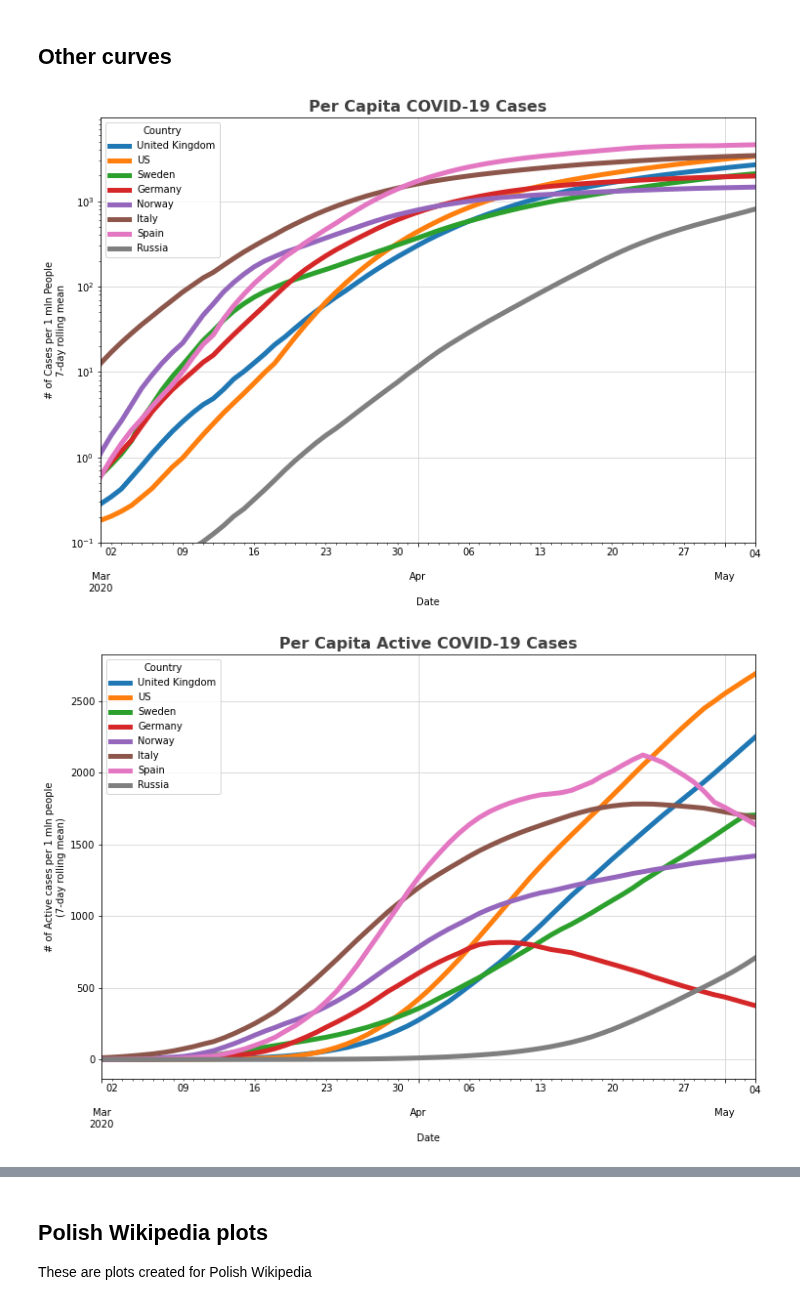
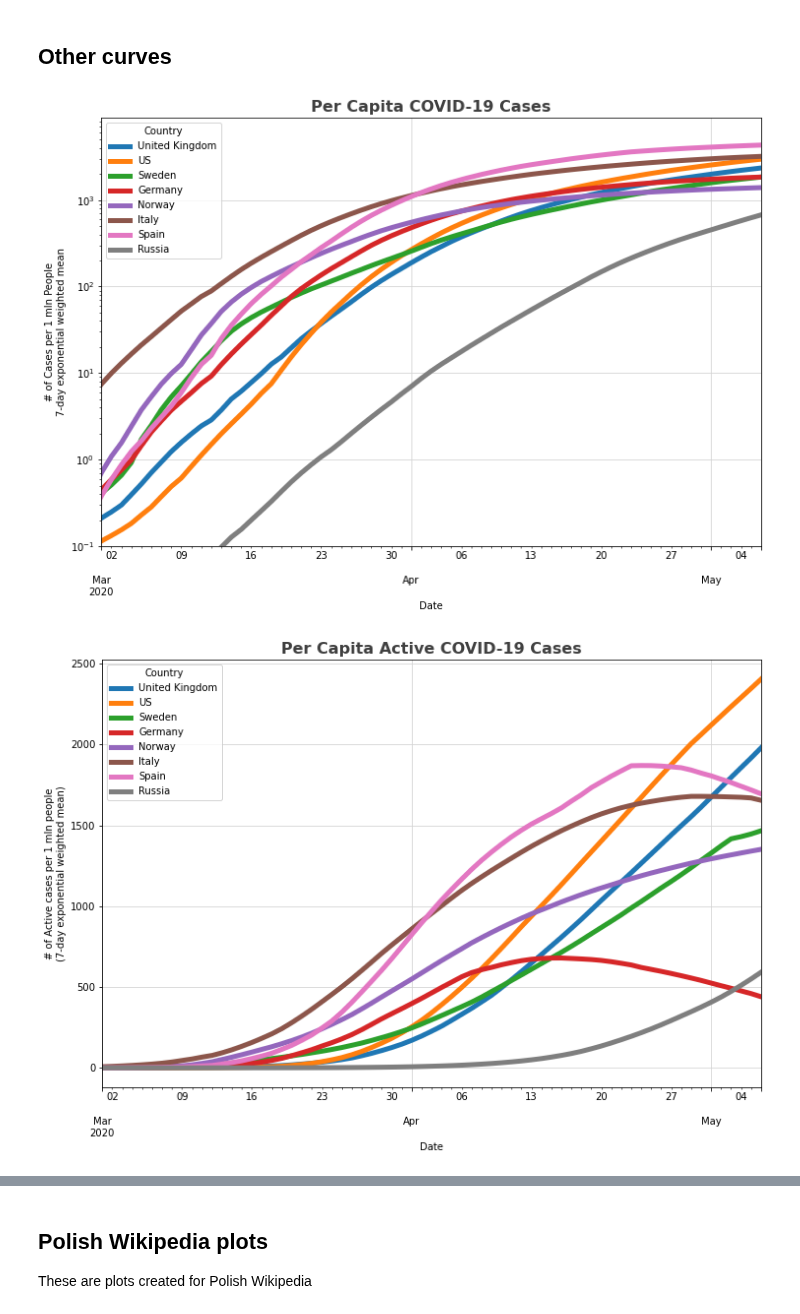
Before and after one commit to jochym/covid_plots, a Jupyter notebook: Covid_plots.ipynb, the cells around one changed output, grey strips where cells are left out. Drawn from its saved outputs; the diff is of its cells as text; code cells hidden in the pictures.

```diff
--- a/Covid_plots.ipynb
+++ b/Covid_plots.ipynb
@@ -76,15 +76,15 @@ relgr = conf.pct_change()
 # Compute per capita values (per 100_000)
 confpc = conf.copy()
 for country in confpc:
-    confpc[country] = confpc[country]/population[country]*1_000_000
+    confpc[country] = 1e6*confpc[country]/population[country]
 
 victpc = vict.copy()
 for country in victpc:
-    victpc[country] = victpc[country]/population[country]*1_000_000
+    victpc[country] = 1e6*victpc[country]/population[country]
 
 recovpc = recov.copy()
 for country in victpc:
-    recovpc[country] = recovpc[country]/population[country]*1_000_000
+    recovpc[country] = 1e6*recovpc[country]/population[country]
 # %% [markdown]
 ## Relative growth in time
 
@@ -149,27 +148,27 @@ plt.savefig('trajectory.png');
 # %% [markdown]
 ## Other curves
 # %%
-percapitaplot = confpc.rolling(span).mean()[selcnt].plot(figsize=(12,8), linewidth=5, logy=LOGY)
+percapitaplot = confpc.ewm(halflife=span).mean()[selcnt].plot(figsize=(12,8), linewidth=5, logy=LOGY)
 percapitaplot.grid(color='#d4d4d4')
 percapitaplot.set_xlabel('Date')
 percapitaplot.set_ylabel('# of Cases per 1 mln People\n'+
-                         f'{span}-day rolling mean')
+                         f'{span}-day exponential weighted mean')
 percapitaplot.set_xlim(pd.Timestamp('2020-03-1'),None)
 percapitaplot.set_ylim(1e-1, None)
 percapitaplot.set_title("Per Capita COVID-19 Cases",
                         fontsize = 16, weight = 'bold', alpha = .75);
 # %% [output]
-[figure, old version]
+[figure, new version]
 # %%
-percapitaplot = (confpc - recovpc - victpc).rolling(span).mean()[selcnt].plot(figsize=(12,8), linewidth=5)
+percapitaplot = (confpc - recovpc - victpc).ewm(halflife=span).mean()[selcnt].plot(figsize=(12,8), linewidth=5)
 percapitaplot.grid(color='#d4d4d4')
 percapitaplot.set_xlabel('Date')
 percapitaplot.set_ylabel(f'# of Active cases per 1 mln people\n'+
-                         f'({span}-day rolling mean)')
+                         f'({span}-day exponential weighted mean)')
 percapitaplot.set_xlim(pd.Timestamp('2020-03-1'),None)
 percapitaplot.set_title("Per Capita Active COVID-19 Cases",
                         fontsize = 16, weight = 'bold', alpha = .75);
 savefig('percapita_active.png');
 # %% [output]
-[figure, old version]
+[figure, new version]
 # %%
```
Also changed, not shown: parts of 11 cells of this notebook, 3 other files.
